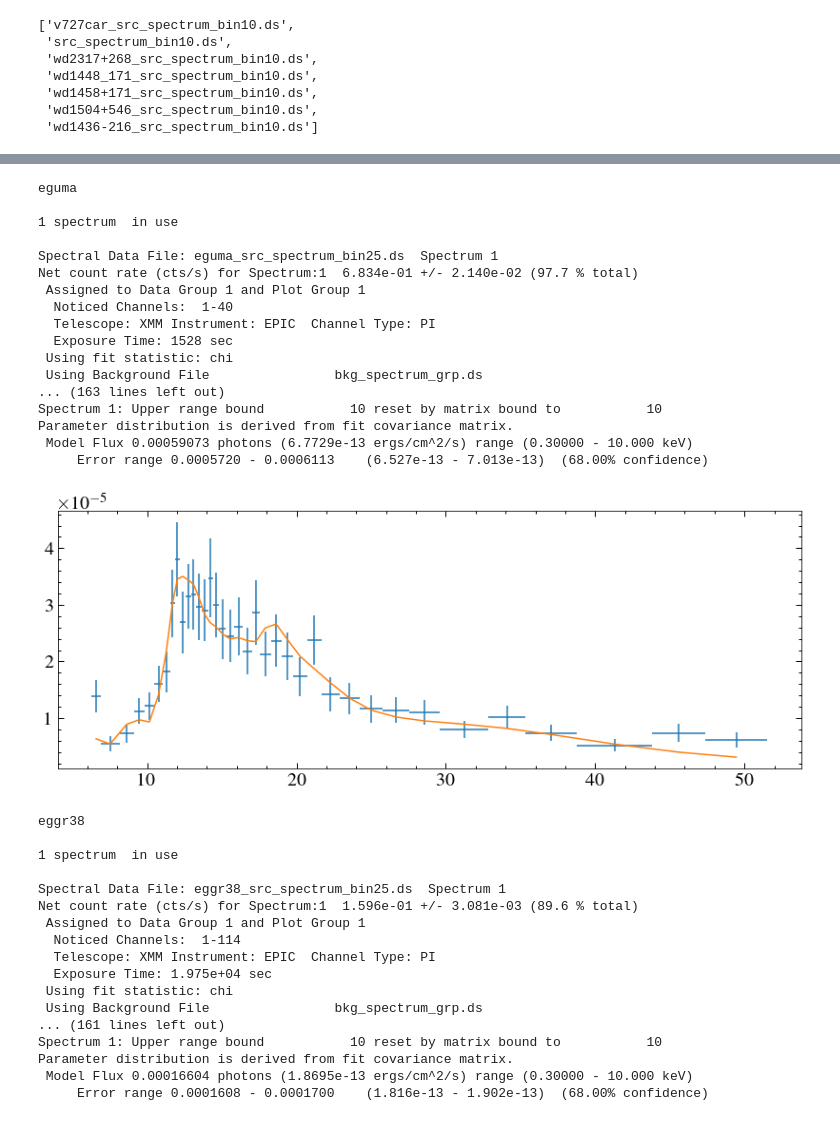
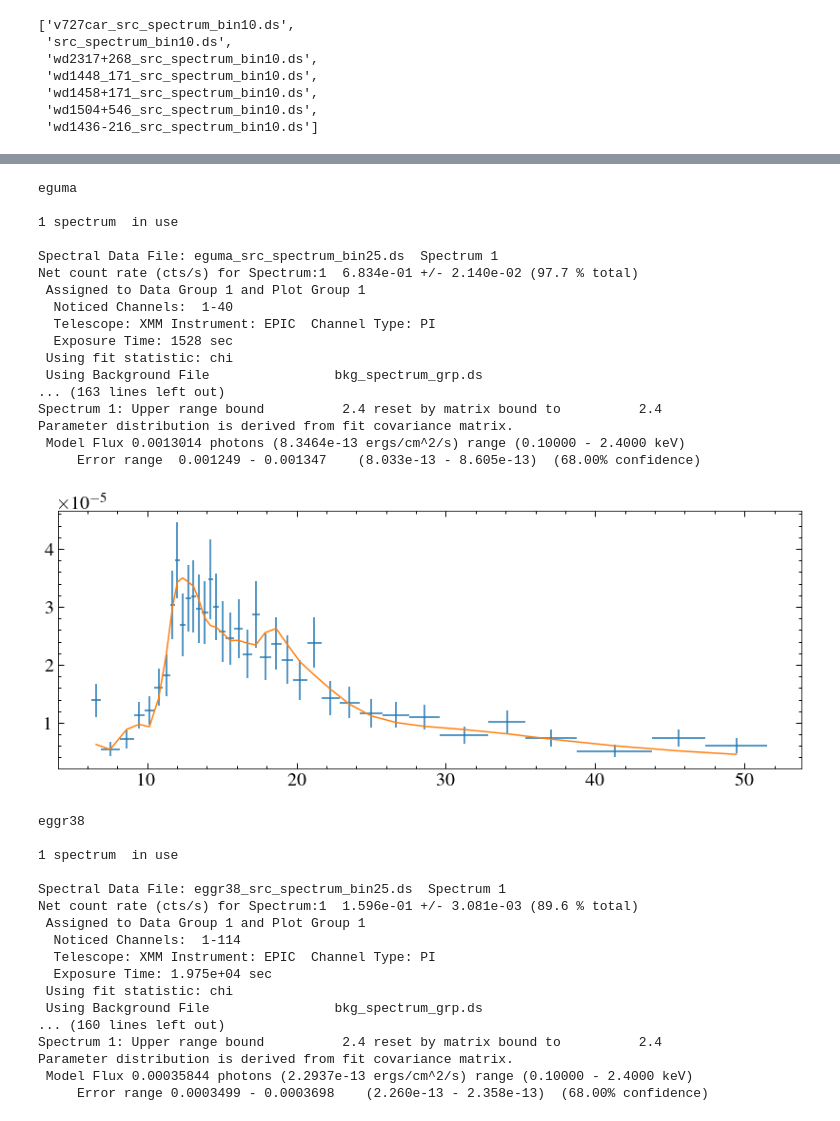
Before and after one commit to davidjwilson/pceb, a Jupyter notebook: xmm/all/all_xspec.ipynb, the cells around one changed output, grey strips where cells are left out. Cells and saved outputs as stored; diff of their text form; code cells hidden in the pictures.

```diff
--- a/xmm/all/all_xspec.ipynb
+++ b/xmm/all/all_xspec.ipynb
@@ -237,13 +127,16 @@ for i, star in enumerate(stars):
     bins = Plot.xErr()
     error = Plot.yErr()
 
+
+
+
     plt.errorbar(wave, rates, xerr=bins, yerr=error, ls='none')
-    AllModels.setEnergies("0.3 10")
+    AllModels.setEnergies("0.1 2.4")
 
 
     # plt.errorbar(wave, rates)
     if napec[i] == 1:
-        mod = Model('apec*phabs', setPars={1:1, 2:0.4, 5:1e-3})
+        mod = Model('apec*phabs', setPars={1:1, 2:0.4, 5:1e-4})
         mod.phabs.nH.frozen = True
         Fit.renorm()
         Fit.perform()
@@ -254,7 +147,7 @@ for i, star in enumerate(stars):
 
     else:
 
-        mod2 = Model('phabs*(apec+apec)', setPars={1:1e-3, 2:1,3:0.4,6:0.5, 7:0.4})
+        mod2 = Model('phabs*(apec+apec)', setPars={1:1e-4, 2:1,3:0.4,6:0.5, 7:0.4})
         mod2.phabs.nH.frozen = True
         Fit.renorm()
         Fit.perform()
@@ -262,7 +155,15 @@ for i, star in enumerate(stars):
         folded = Plot.model()
         plt.plot(wave, folded)
 
-    flux = AllModels.calcFlux(".3 10 err")
+
+    if star == 'eguma':
+        eguma_wave = np.array(wave)
+        eguma_rates = np.array(rates)
+        eguma_bins = np.array(bins)
+        eguma_error= np.array(error)
+        eguma_folded = np.array(folded)
+
+    flux = AllModels.calcFlux("0.1 2.4 err")
     print(flux)
     plt.show()
     # s.flux[0]*u.erg/u.cm**2/u.s, (s.flux[0]-s.flux[1])*u.erg/u.cm**2/u.s, (s.flux[2]-s.flux[0])*u.erg/u.cm**2/u.s
@@ -296,22 +197,22 @@ Parameter distribution is derived from fit covariance matrix.
 [figure]
 eguma
 
 1 spectrum  in use
 
 Spectral Data File: eguma_src_spectrum_bin25.ds  Spectrum 1
 Net count rate (cts/s) for Spectrum:1  6.834e-01 +/- 2.140e-02 (97.7 % total)
  Assigned to Data Group 1 and Plot Group 1
   Noticed Channels:  1-40
   Telescope: XMM Instrument: EPIC  Channel Type: PI
   Exposure Time: 1528 sec
  Using fit statistic: chi
  Using Background File                bkg_spectrum_grp.ds
 ... (163 lines left out)
-Spectrum 1: Upper range bound           10 reset by matrix bound to           10
+Spectrum 1: Upper range bound          2.4 reset by matrix bound to          2.4
 Parameter distribution is derived from fit covariance matrix.
- Model Flux 0.00059073 photons (6.7729e-13 ergs/cm^2/s) range (0.30000 - 10.000 keV)
-     Error range 0.0005720 - 0.0006113    (6.527e-13 - 7.013e-13)  (68.00% confidence)
+ Model Flux 0.0013014 photons (8.3464e-13 ergs/cm^2/s) range (0.10000 - 2.4000 keV)
+     Error range  0.001249 - 0.001347    (8.033e-13 - 8.605e-13)  (68.00% confidence)
-[figure, old version]
+[figure, new version]
 eggr38
 
 1 spectrum  in use
@@ -324,8 +225,8 @@ Net count rate (cts/s) for Spectrum:1  1.596e-01 +/- 3.081e-03 (89.6 % total)
   Exposure Time: 1.975e+04 sec
  Using fit statistic: chi
  Using Background File                bkg_spectrum_grp.ds
-... (161 lines left out)
-Spectrum 1: Upper range bound           10 reset by matrix bound to           10
+... (160 lines left out)
+Spectrum 1: Upper range bound          2.4 reset by matrix bound to          2.4
 Parameter distribution is derived from fit covariance matrix.
- Model Flux 0.00016604 photons (1.8695e-13 ergs/cm^2/s) range (0.30000 - 10.000 keV)
-     Error range 0.0001608 - 0.0001700    (1.816e-13 - 1.902e-13)  (68.00% confidence)
+ Model Flux 0.00035844 photons (2.2937e-13 ergs/cm^2/s) range (0.10000 - 2.4000 keV)
+     Error range 0.0003499 - 0.0003698    (2.260e-13 - 2.358e-13)  (68.00% confidence)
```
Also changed, not shown: parts of 12 cells of this notebook, 7 other files.
